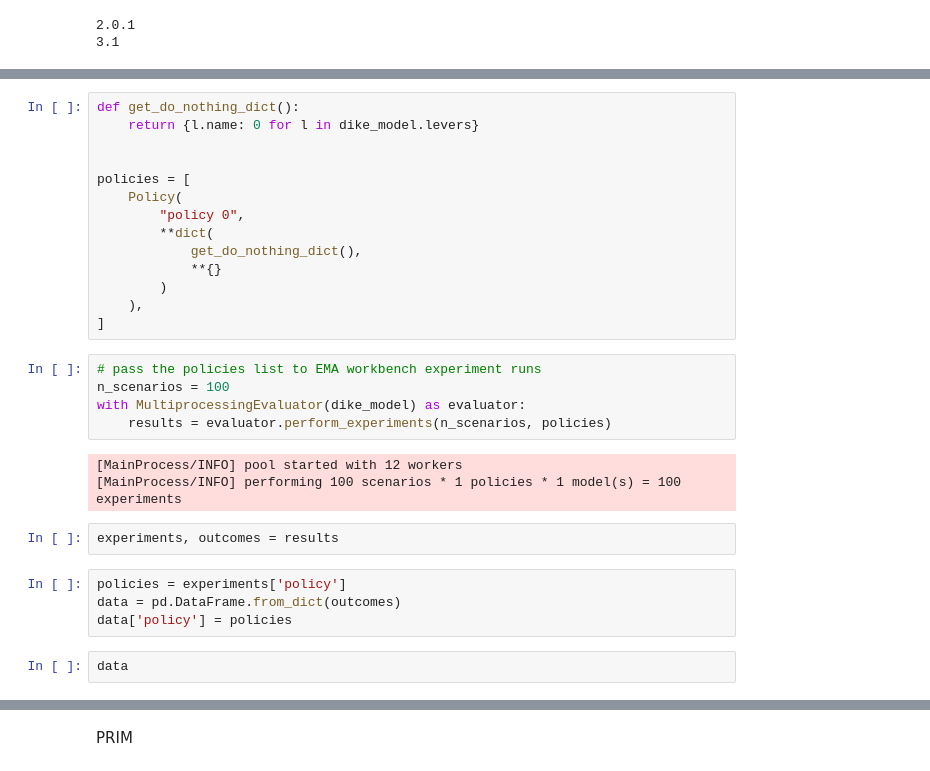
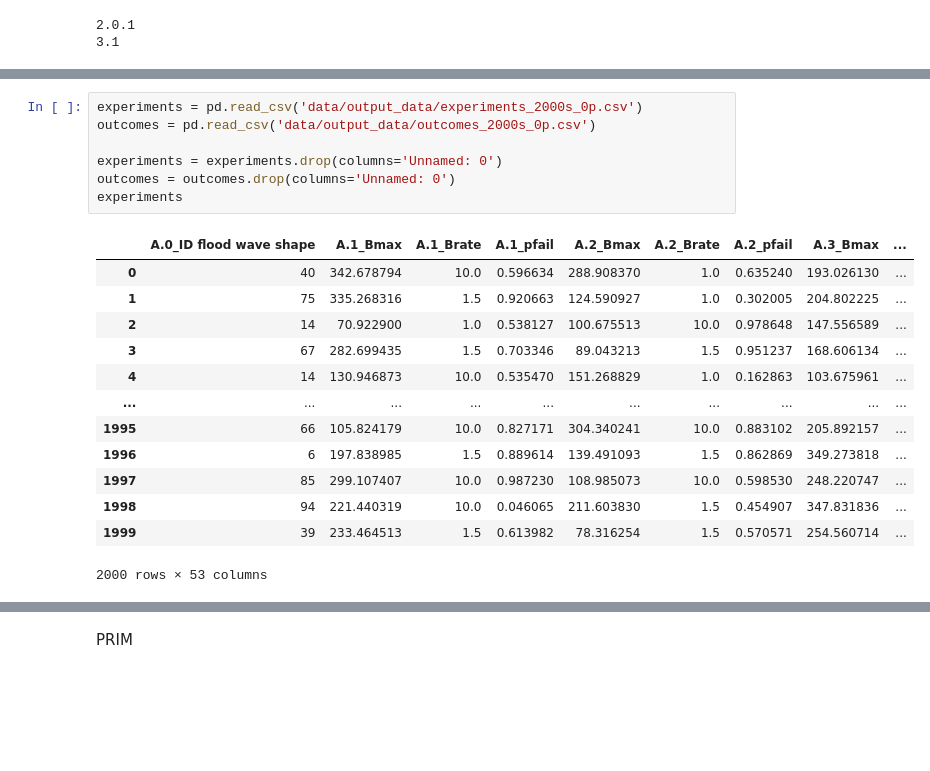
Before and after one commit to BRtudelft/Group1_EPA1361_Model-based_Decision-making, a Jupyter notebook: MORDM_1_problem_formulation.ipynb, the cells around one changed output, grey strips where cells are left out. Saved outputs shown, nothing was run; the diff lists cells and outputs as text; blank space fills up the shorter version.

```diff
--- a/MORDM_1_problem_formulation.ipynb
+++ b/MORDM_1_problem_formulation.ipynb
@@ -32,30 +16,21 @@ dike_model, planning_steps = get_model_for_problem_formulation(2)
-# %%
-def get_do_nothing_dict():
-    return {l.name: 0 for l in dike_model.levers}
-
-
-policies = [
-    Policy(
-        "policy 0",
-        **dict(
-            get_do_nothing_dict(),
-            **{}
-        )
-    ),
-]
-# %%
-# pass the policies list to EMA workbench experiment runs
-n_scenarios = 100
-with MultiprocessingEvaluator(dike_model) as evaluator:
-    results = evaluator.perform_experiments(n_scenarios, policies)
-# %% [output]
-[MainProcess/INFO] pool started with 12 workers
-[MainProcess/INFO] performing 100 scenarios * 1 policies * 1 model(s) = 100 experiments
-# %%
-experiments, outcomes = results
-# %%
-policies = experiments['policy']
-data = pd.DataFrame.from_dict(outcomes)
-data['policy'] = policies
-# %%
-data
+# %%
+experiments = pd.read_csv('data/output_data/experiments_2000s_0p.csv')
+outcomes = pd.read_csv('data/output_data/outcomes_2000s_0p.csv')
+
+experiments = experiments.drop(columns='Unnamed: 0')
+outcomes = outcomes.drop(columns='Unnamed: 0')
+experiments
+# %% [output]
+|  | A.0_ID flood wave shape | A.1_Bmax | A.1_Brate | A.1_pfail | A.2_Bmax | A.2_Brate | A.2_pfail | A.3_Bmax | ... |
+| 0 | 40 | 342.678794 | 10.0 | 0.596634 | 288.908370 | 1.0 | 0.635240 | 193.026130 | ... |
+| 1 | 75 | 335.268316 | 1.5 | 0.920663 | 124.590927 | 1.0 | 0.302005 | 204.802225 | ... |
+| 2 | 14 | 70.922900 | 1.0 | 0.538127 | 100.675513 | 10.0 | 0.978648 | 147.556589 | ... |
+| 3 | 67 | 282.699435 | 1.5 | 0.703346 | 89.043213 | 1.5 | 0.951237 | 168.606134 | ... |
+| 4 | 14 | 130.946873 | 10.0 | 0.535470 | 151.268829 | 1.0 | 0.162863 | 103.675961 | ... |
+| ... | ... | ... | ... | ... | ... | ... | ... | ... | ... |
+| 1995 | 66 | 105.824179 | 10.0 | 0.827171 | 304.340241 | 10.0 | 0.883102 | 205.892157 | ... |
+| 1996 | 6 | 197.838985 | 1.5 | 0.889614 | 139.491093 | 1.5 | 0.862869 | 349.273818 | ... |
+| 1997 | 85 | 299.107407 | 10.0 | 0.987230 | 108.985073 | 10.0 | 0.598530 | 248.220747 | ... |
+| 1998 | 94 | 221.440319 | 10.0 | 0.046065 | 211.603830 | 1.5 | 0.454907 | 347.831836 | ... |
+| 1999 | 39 | 233.464513 | 1.5 | 0.613982 | 78.316254 | 1.5 | 0.570571 | 254.560714 | ... |
+2000 rows × 53 columns
```
Also changed, not shown: parts of 12 cells of this notebook, 1 other file.
